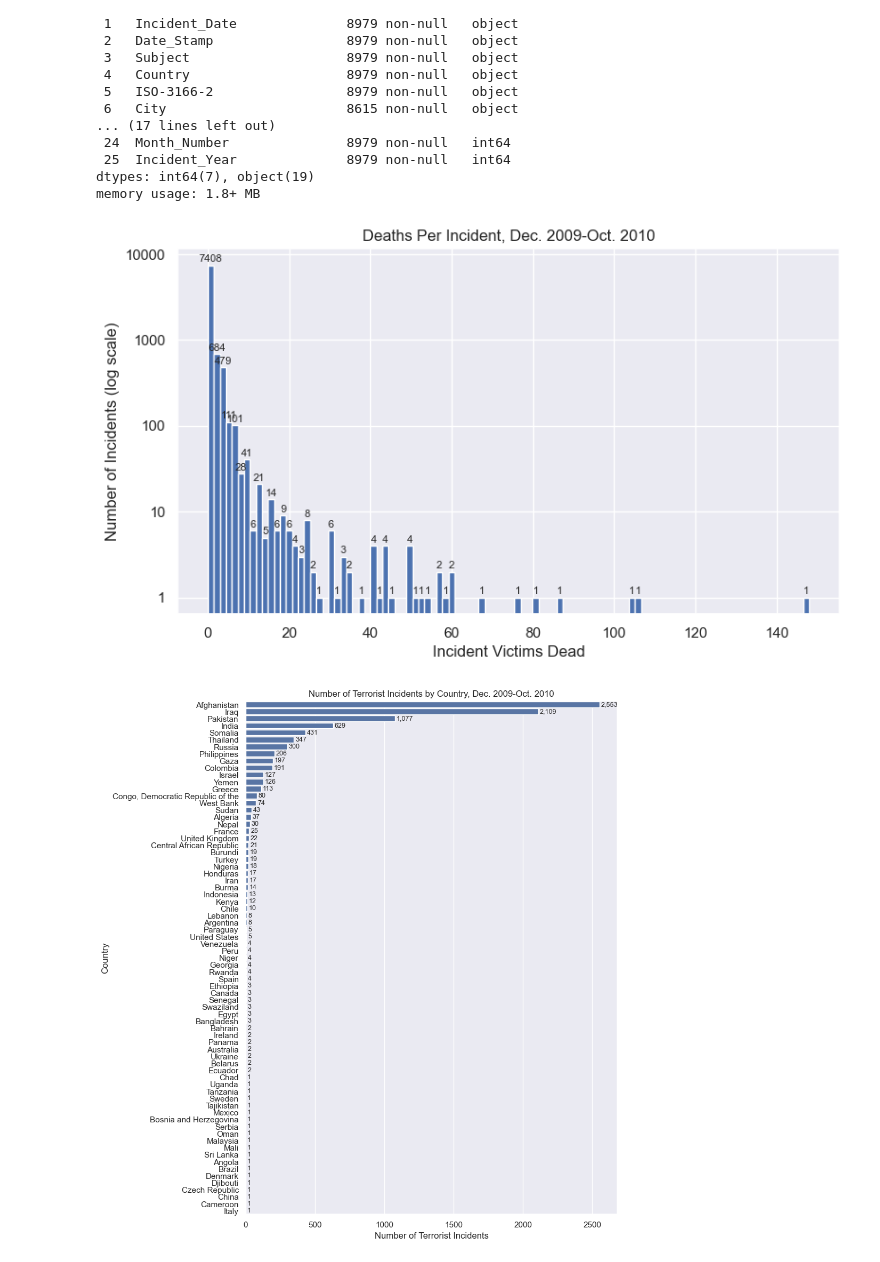
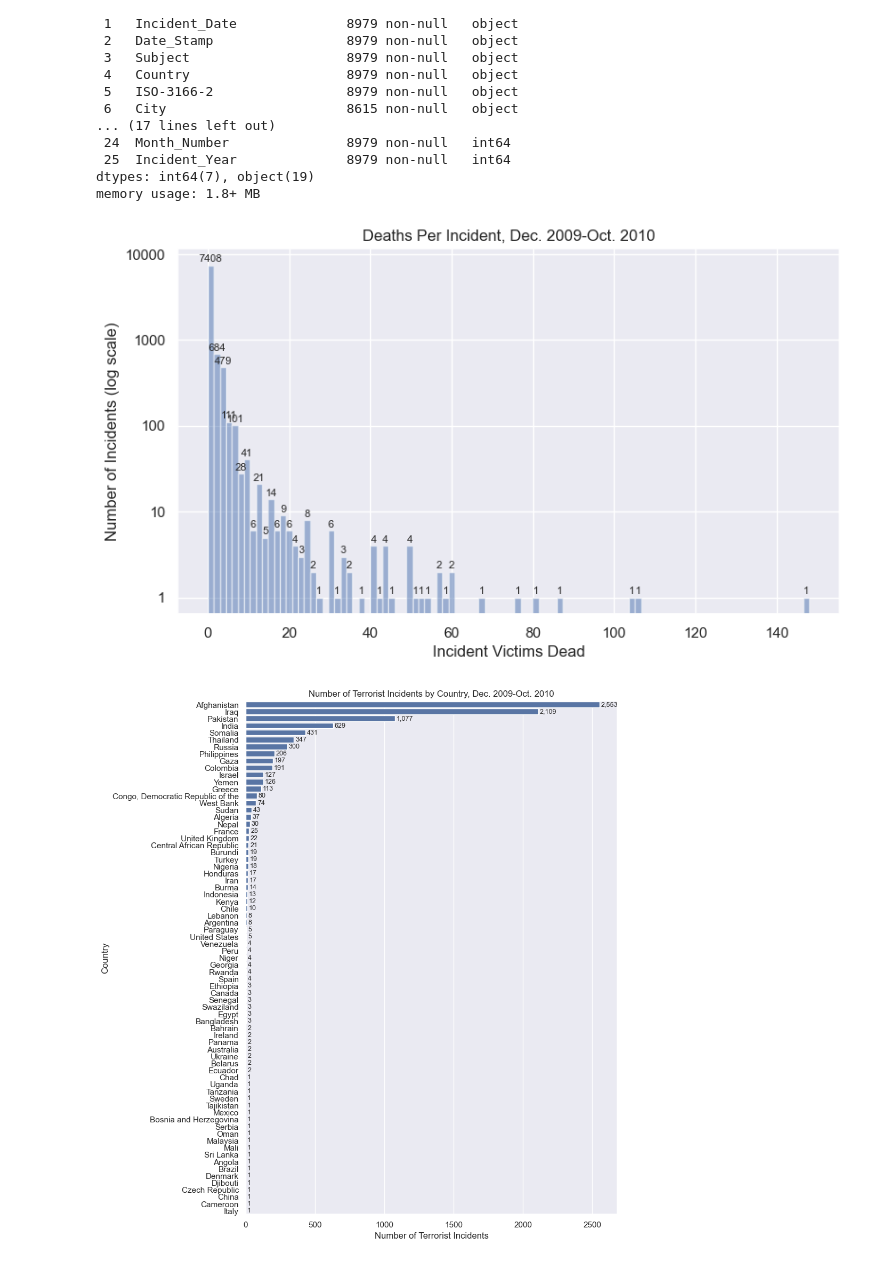
Before and after one commit to johnfkraus/world_terror_incidents_visualizations, a Jupyter notebook: World_Terror_Incident_Visualizations.ipynb, the cells around one changed output. Cells and saved outputs as stored; diff of their text form; code cells hidden in the pictures.

Commit message:
added deaths per incident chart 2

```diff
--- a/World_Terror_Incident_Visualizations.ipynb
+++ b/World_Terror_Incident_Visualizations.ipynb
@@ -70,17 +70,17 @@ Data columns (total 26 columns):
 dtypes: int64(7), object(19)
 memory usage: 1.8+ MB
 # %%
-df['Incident_Victims_Dead'].plot(kind='hist', bins=100, logy=True, xlabel='Incident Victims Dead', ylabel='Number of Incidents (log scale)', figsize=(9,5))
+df['Incident_Victims_Dead'].plot(kind='hist', bins=100, alpha=0.5, logy=True, xlabel='Incident Victims Dead', ylabel='Number of Incidents (log scale)', figsize=(9,5))
 ax = plt.gca()  # get current axis
 formatter = mticker.FuncFormatter(lambda x, p: str(int(x)))  # convert scientific notation to integers
 ax.set_title('Deaths Per Incident, Dec. 2009-Oct. 2010')
 for container in ax.containers: # Iterate through bar containers
     ax.bar_label(container, fmt='%.0f', fontsize=8, label_type='edge', padding=1) # Use bar_label for easy annotation
 
 ax.yaxis.set_major_formatter(formatter)
-plt.savefig('death_per_incident.png')
+plt.savefig('visualizations/death_per_incident_pd.png')
 # %% [output]
-[figure, old version]
+[figure, new version]
 # %%
 import seaborn as sns
 # %%
```
Also changed, not shown: 1 other file.
